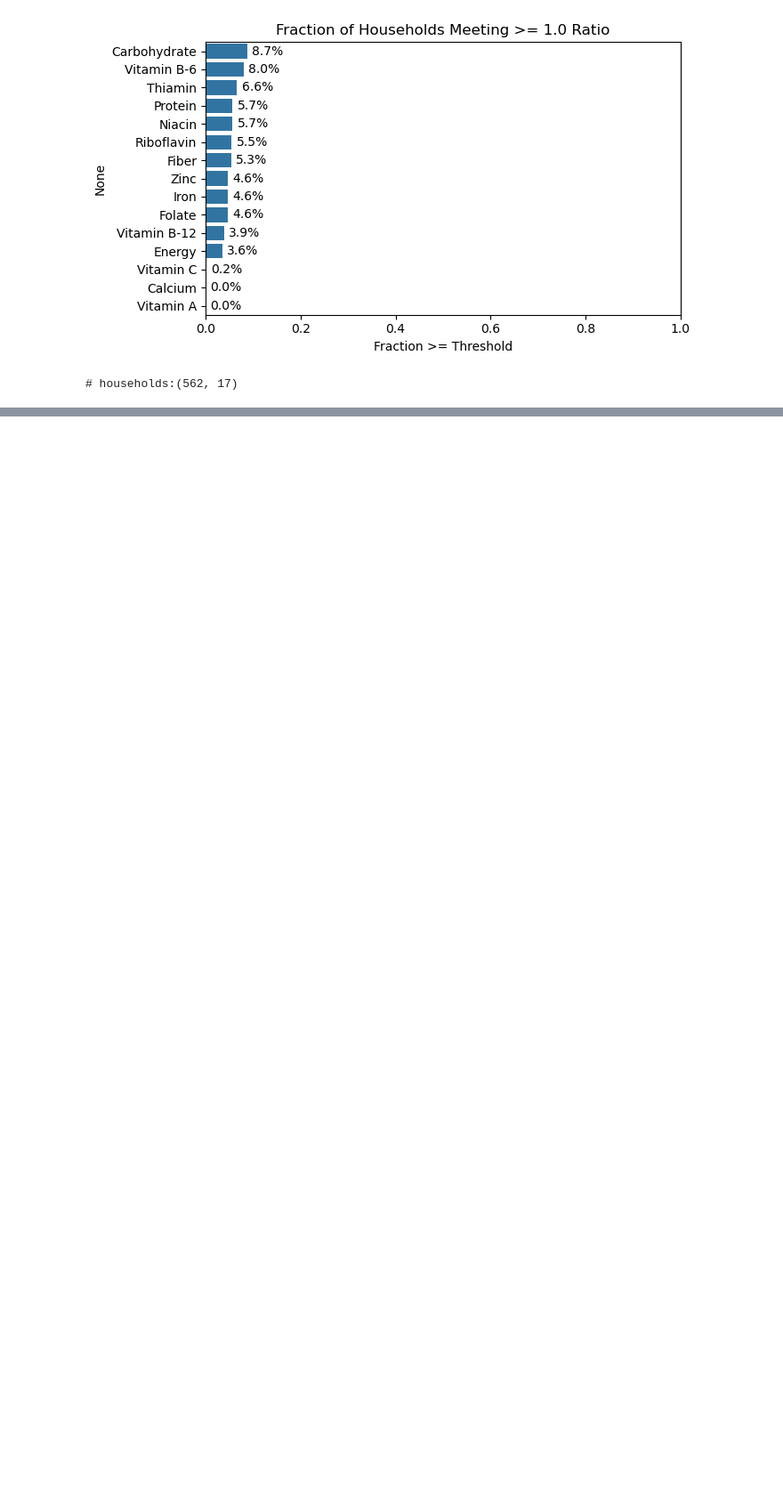
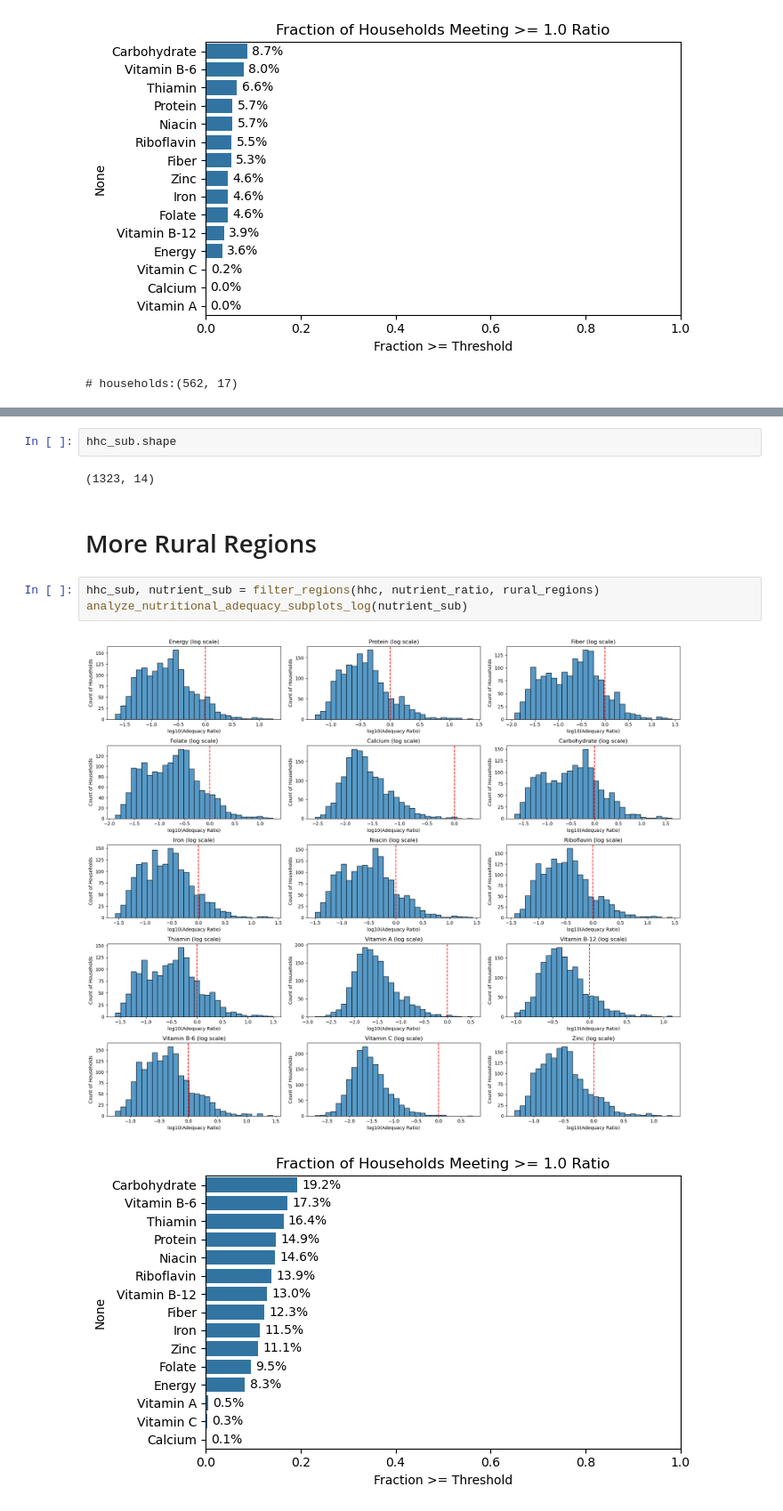
Before and after one commit to reilyfairchild/EEP153-Project-3, a Jupyter notebook: Senegal_Project_3.ipynb, the cells around one changed output, grey strips where cells are left out. Shown at 89% size. Drawn from its saved outputs; the diff is of its cells as text; blank space fills up the shorter version.

```diff
--- a/Senegal_Project_3.ipynb
+++ b/Senegal_Project_3.ipynb
@@ -1055,0 +1120,12 @@ print(f'# households:{hhc_sub.shape}')
+# %%
+hhc_sub.shape
+# %% [output]
+(1323, 14)
+# %% [markdown]
+# More Rural Regions
+# %%
+hhc_sub, nutrient_sub = filter_regions(hhc, nutrient_ratio, rural_regions)
+analyze_nutritional_adequacy_subplots_log(nutrient_sub)
+# %% [output]
+[figure, added]
+[figure, added]
```
Also changed, not shown: parts of 7 cells of this notebook.
